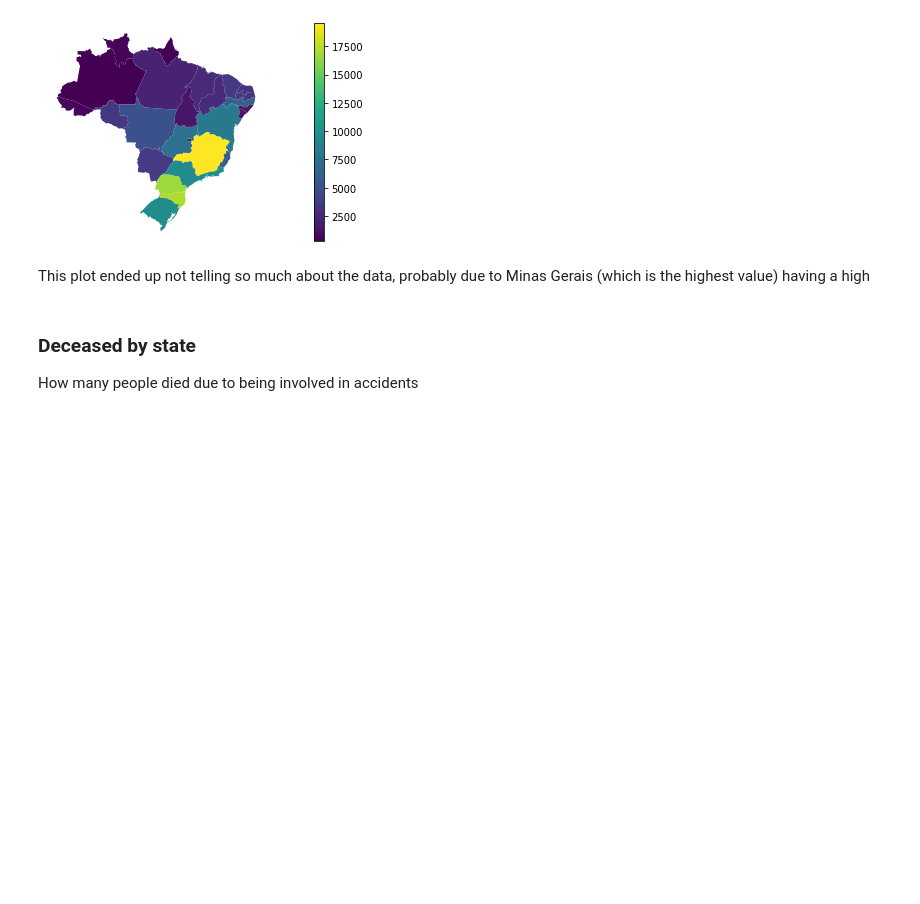
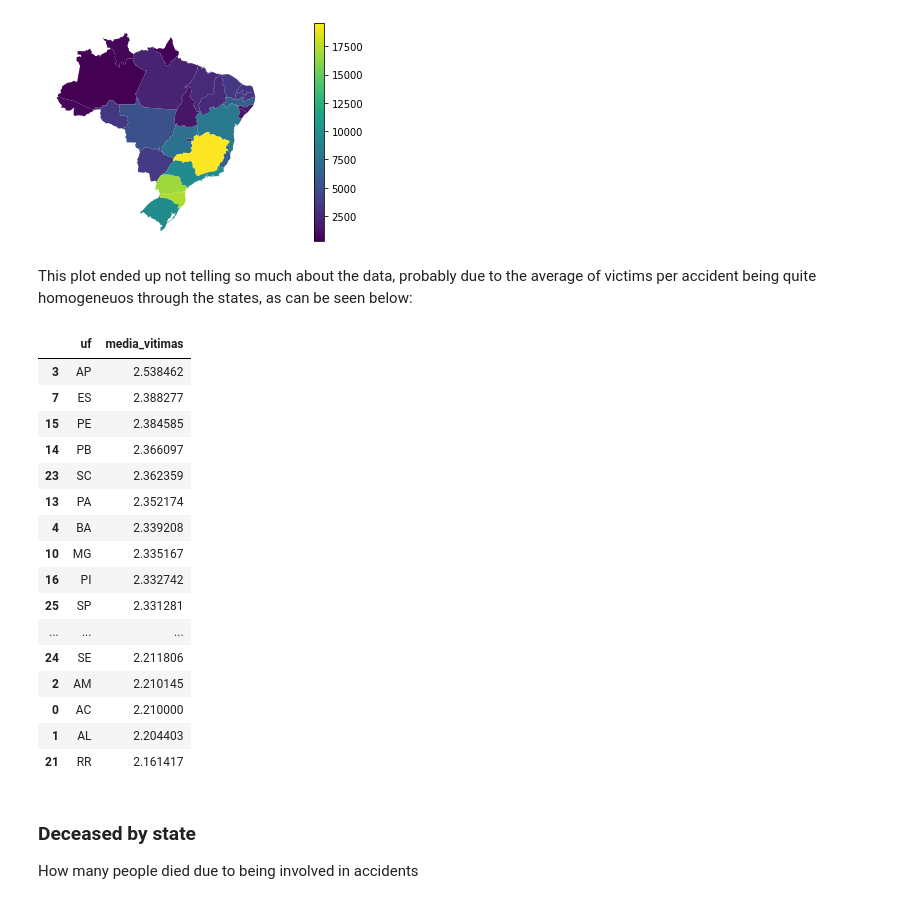
Before and after one commit to danielnrocha/traffic-accidents-brazil, a Jupyter notebook: traffic-accidents-brazil.ipynb, the cells around one changed output. Saved outputs shown, nothing was run; the diff lists cells and outputs as text; code cells hidden in the pictures; blank space fills up the shorter version.

```diff
--- a/traffic-accidents-brazil.ipynb
+++ b/traffic-accidents-brazil.ipynb
@@ -441,7 +441,29 @@ plot_geo_df(geo_vitimas_por_estado, 'qtd_vitimas')
 # %% [output]
 [figure]
 # %% [markdown]
-This plot ended up not telling so much about the data, probably due to Minas Gerais (which is the highest value) having a high
+This plot ended up not telling so much about the data, probably due to the average of victims per accident being quite homogeneuos through the states, as can be seen below:
+# %%
+vitimas_por_acidente = geo_vitimas_por_estado.merge(geo_acidentes_por_estado, on="uf")
+vitimas_por_acidente["media_vitimas"] = geo_vitimas_por_estado["qtd_vitimas"]/geo_acidentes_por_estado["qtd_acidente"]
+vitimas_por_acidente[["uf","media_vitimas"]].sort_values("media_vitimas", ascending=False)
+# %% [output]
+|  | uf | media_vitimas |
+| 3 | AP | 2.538462 |
+| 7 | ES | 2.388277 |
+| 15 | PE | 2.384585 |
+| 14 | PB | 2.366097 |
+| 23 | SC | 2.362359 |
+| 13 | PA | 2.352174 |
+| 4 | BA | 2.339208 |
+| 10 | MG | 2.335167 |
+| 16 | PI | 2.332742 |
+| 25 | SP | 2.331281 |
+| ... | ... | ... |
+| 24 | SE | 2.211806 |
+| 2 | AM | 2.210145 |
+| 0 | AC | 2.210000 |
+| 1 | AL | 2.204403 |
+| 21 | RR | 2.161417 |
 # %% [markdown]
 ### Deceased by state
 How many people died due to being involved in accidents
```
Also changed, not shown: parts of 13 cells of this notebook.
